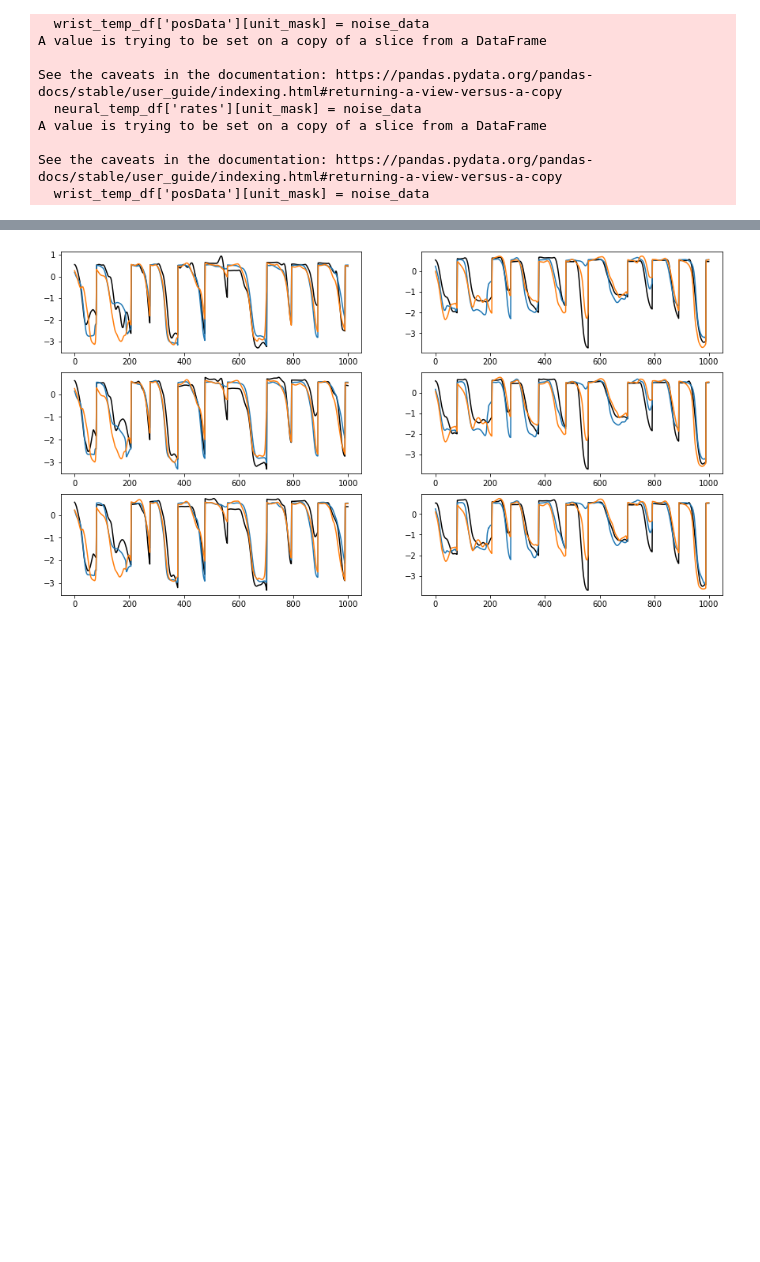
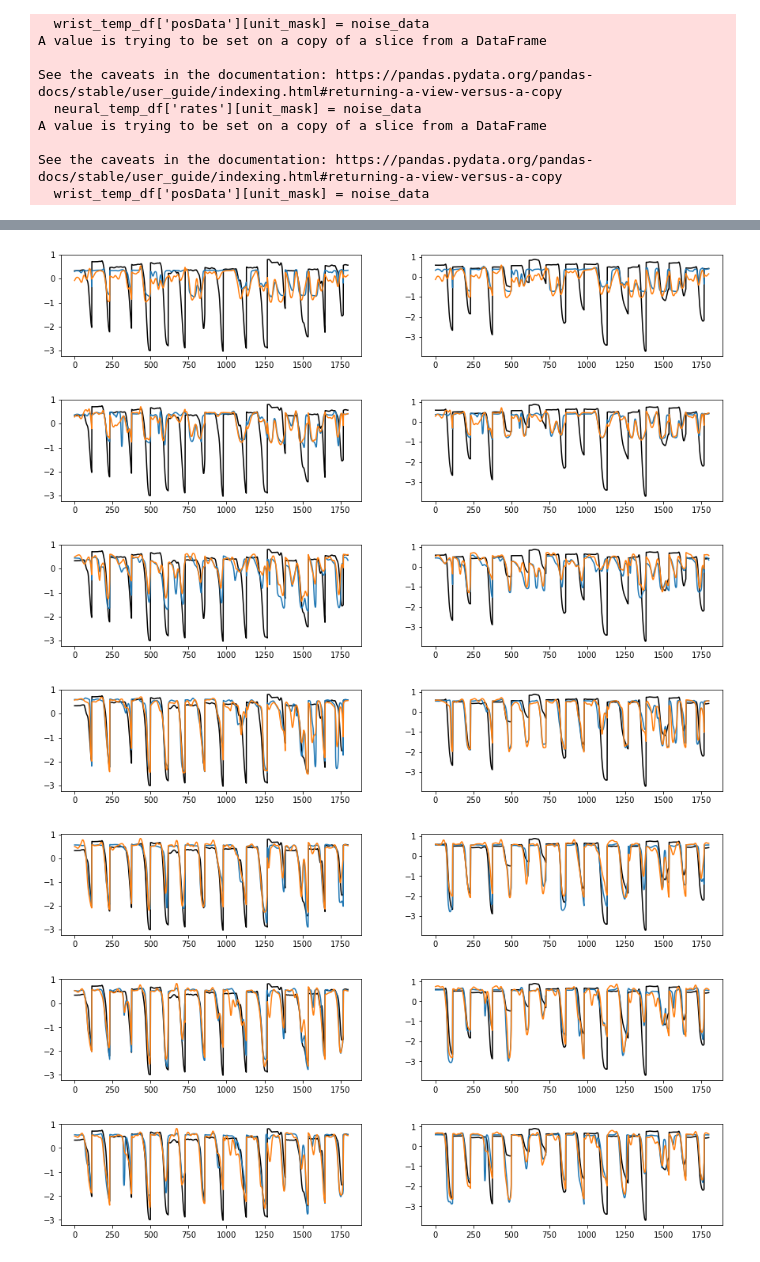
Before and after one commit to ntolley/ncm_2023, a Jupyter notebook: notebooks/num_neuron_sort.ipynb, the cells around one changed output, grey strips where cells are left out. Cells and saved outputs as stored; diff of their text form; code cells hidden in the pictures; blank space fills up the shorter version.

```diff
--- a/notebooks/num_neuron_sort.ipynb
+++ b/notebooks/num_neuron_sort.ipynb
@@ -51,7 +55,7 @@ label_col = 'layout'
 # %%
 data_arrays, generators = contrastive_functions.make_generators(
     wrist_df, notask_neural_df, neural_offset, cv_dict, metadata, exclude_neural=None,
-    window_size=window_size, flip_outputs=True, batch_size=1000, label_col='position')
+    window_size=window_size, flip_outputs=True, batch_size=1000, label_col='layout')
 
 # Unpack tuple into variables
 training_set, validation_set, testing_set = data_arrays
@@ -112,14 +116,15 @@ sorted_neuron_list = neuron_list[sort_indices]
 # %%
 # func_dict = {'wiener': contrastive_functions.run_wiener}
 func_dict = {'wiener': contrastive_functions.run_wiener, 'rnn': contrastive_functions.run_rnn}
+fpath = '../data/SPK20220308/neuron_num_results/'
 
 # num_neuron_list = [2,3,4,5,10,15,20,30]
-num_neuron_list = [10,20,30,40,50]
+num_neuron_list = [2,4,6,8,10,12,14]
 
 num_neuron_results_dict = {'sorted_neuron_list': sorted_neuron_list}
 for num_neurons in num_neuron_list:
 
-    neuron_subset = sorted_neuron_list[10:10+num_neurons]
+    neuron_subset = sorted_neuron_list[:num_neurons]
 
     # Filter neural_df with task info to random subset of neurons
     task_unit_mask = np.in1d(task_neural_df['unit'].values, neuron_subset)
@@ -147,4 +152,9 @@ for num_neurons in num_neuron_list:
 
             # Save results on every loop in case early stop
             num_neuron_results_dict[f'num_neuron_{num_neurons}'] = decode_results
+
+            #Save metadata
+            output = open(f'{fpath}neuron_sort_results.pkl', 'wb')
+            pickle.dump(num_neuron_results_dict, output)
+            output.close()
 # %% [output]
@@ -194,25 +204,9 @@ plt.tight_layout()
-# %%
-data_arrays, generators = contrastive_functions.make_generators(
-    wrist_df, notask_neural_df, neural_offset, cv_dict, metadata, exclude_neural=None,
-    window_size=window_size, flip_outputs=True, batch_size=1000, label_col='position')
-
-# Unpack tuple into variables
-training_set, validation_set, testing_set = data_arrays
-training_generator, training_eval_generator, validation_generator, testing_generator = generators
-
-X_train_data = training_set[:][0][:,-1,:].detach().cpu().numpy()
-y_train_data = training_set[:][1][:,-1,:].detach().cpu().numpy()
-
-X_test_data = testing_set[:][0][:,-1,:].detach().cpu().numpy()
-y_test_data = testing_set[:][1][:,-1,:].detach().cpu().numpy()
-
-test_labels = testing_set[:][2].detach().cpu().numpy()
 # %%
 for label_idx in range(1,5):
     label_mask = test_labels == label_idx
 
     plt.figure(figsize=(15,8))
-    for mrk_idx in range(6):
+    for mrk_idx in range(2):
         plt.subplot(3,2,mrk_idx+1)
 
         notask_mse = list()
@@ -245,12 +239,19 @@ for label_idx in range(1,5):
 # %%
-bounds = list(range(1000,2000))
+bounds = list(range(0,1800))
 
-plt.figure(figsize=(15,8))
-for mrk_idx in range(6):
-    plt.subplot(3,2,mrk_idx+1)
-    plt.plot(y_test_data[bounds,mrk_idx], color='k')
-    plt.plot(num_neuron_results_dict['num_neuron_20']['rnn']['notask']['test_pred'][bounds,mrk_idx])
-    plt.plot(num_neuron_results_dict['num_neuron_20']['rnn']['task']['test_pred'][bounds,mrk_idx])
+for num_neuron in num_neuron_list:
+    plt.figure(figsize=(15,8))
+    for mrk_idx in range(2):
+        plt.subplot(3,2,mrk_idx+1)
+        plt.plot(y_test_data[bounds,mrk_idx], color='k')
+        plt.plot(num_neuron_results_dict[f'num_neuron_{num_neuron}']['rnn']['notask']['test_pred'][bounds,mrk_idx])
+        plt.plot(num_neuron_results_dict[f'num_neuron_{num_neuron}']['rnn']['task']['test_pred'][bounds,mrk_idx])
 # %% [output]
-[figure, old version]
+[figure, new version]
+[figure, added]
+[figure, added]
+[figure, added]
+[figure, added]
+[figure, added]
+[figure, added]
 # %%
```
Also changed, not shown: parts of 13 cells of this notebook, 3 other files.
